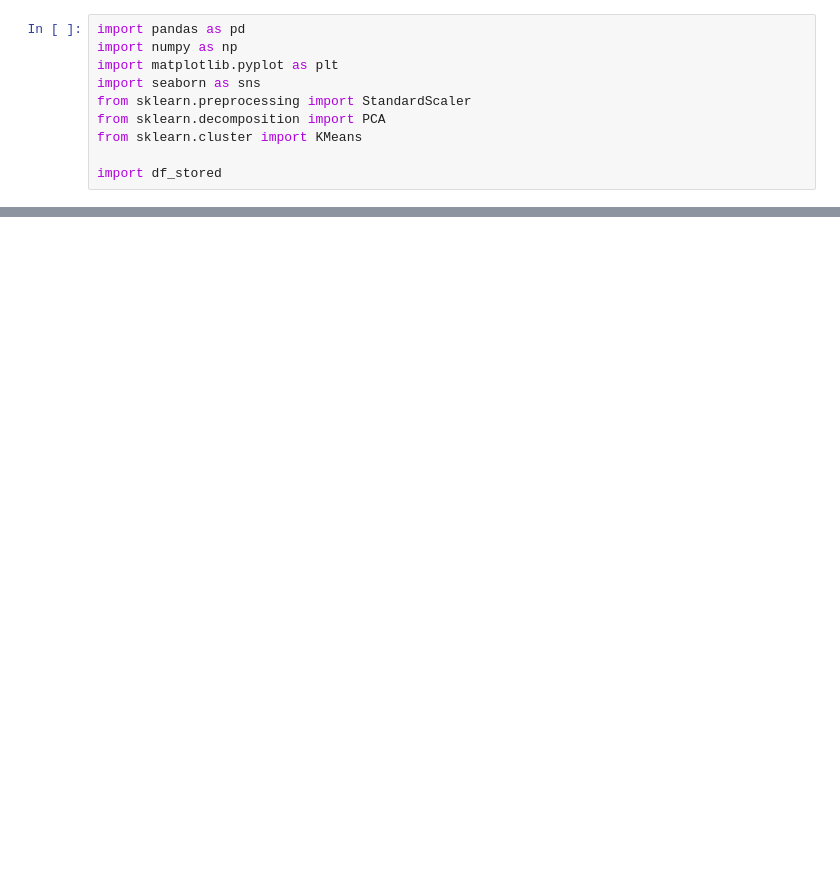
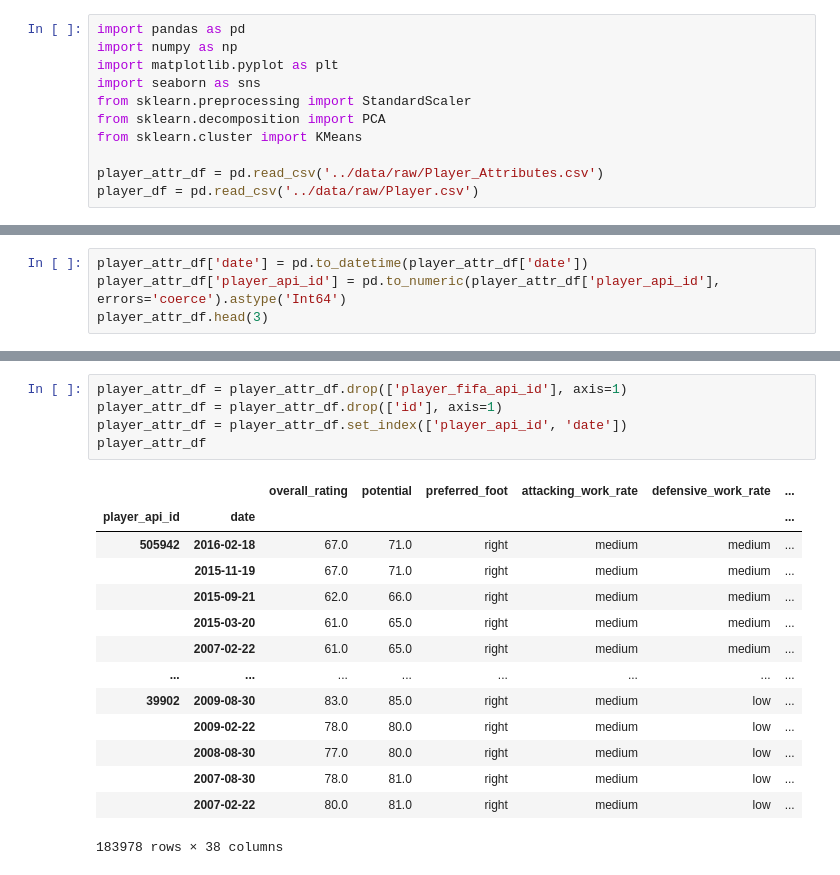
Before and after one commit to GauravGupta2022/deeplearners, a Jupyter notebook: notebooks/player_cleaning.ipynb, the cells around one changed output, grey strips where cells are left out. Saved outputs shown, nothing was run; the diff lists cells and outputs as text; blank space fills up the shorter version.

Commit message:
cleaned player attributes file

```diff
--- a/notebooks/player_cleaning.ipynb
+++ b/notebooks/player_cleaning.ipynb
@@ -7,7 +7,8 @@ from sklearn.preprocessing import StandardScaler
 from sklearn.decomposition import PCA
 from sklearn.cluster import KMeans
 
-import df_stored
+player_attr_df = pd.read_csv('../data/raw/Player_Attributes.csv')
+player_df = pd.read_csv('../data/raw/Player.csv')
 # %%
 print("Player Attributes dataset:")
 print(player_attr_df.shape)
@@ -24 +25,5 @@ Player Attributes dataset:
 5 rows × 42 columns
+# %%
+player_attr_df['date'] = pd.to_datetime(player_attr_df['date'])
+player_attr_df['player_api_id'] = pd.to_numeric(player_attr_df['player_api_id'], errors='coerce').astype('Int64')
+player_attr_df.head(3)
@@ -24,0 +44,20 @@ Player Attributes dataset:
+# %%
+player_attr_df = player_attr_df.drop(['player_fifa_api_id'], axis=1)
+player_attr_df = player_attr_df.drop(['id'], axis=1)
+player_attr_df = player_attr_df.set_index(['player_api_id', 'date'])
+player_attr_df
+# %% [output]
+|  |  | overall_rating | potential | preferred_foot | attacking_work_rate | defensive_work_rate | ... |
+| player_api_id | date |  |  |  |  |  | ... |
+| 505942 | 2016-02-18 | 67.0 | 71.0 | right | medium | medium | ... |
+|  | 2015-11-19 | 67.0 | 71.0 | right | medium | medium | ... |
+|  | 2015-09-21 | 62.0 | 66.0 | right | medium | medium | ... |
+|  | 2015-03-20 | 61.0 | 65.0 | right | medium | medium | ... |
+|  | 2007-02-22 | 61.0 | 65.0 | right | medium | medium | ... |
+| ... | ... | ... | ... | ... | ... | ... | ... |
+| 39902 | 2009-08-30 | 83.0 | 85.0 | right | medium | low | ... |
+|  | 2009-02-22 | 78.0 | 80.0 | right | medium | low | ... |
+|  | 2008-08-30 | 77.0 | 80.0 | right | medium | low | ... |
+|  | 2007-08-30 | 78.0 | 81.0 | right | medium | low | ... |
+|  | 2007-02-22 | 80.0 | 81.0 | right | medium | low | ... |
+183978 rows × 38 columns
```
Also changed, not shown: parts of 14 cells of this notebook, 1 other file.
